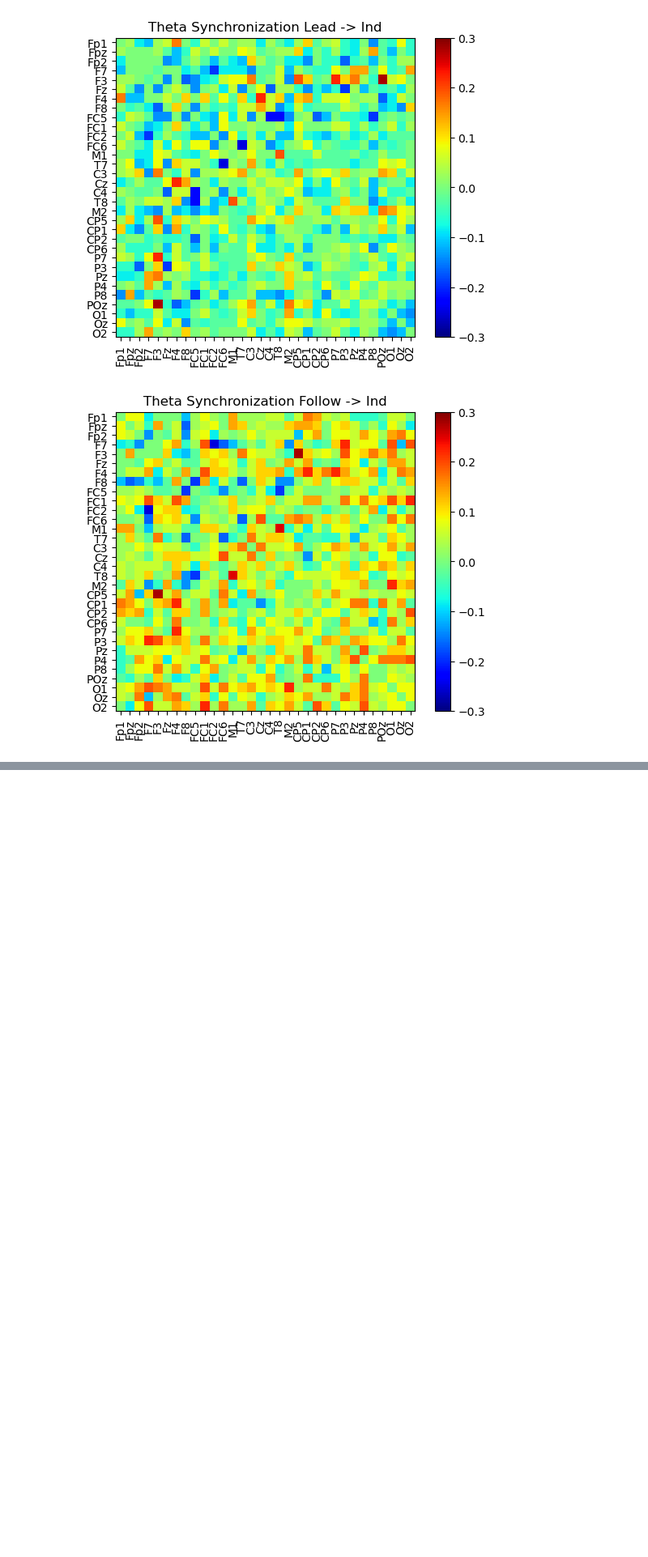
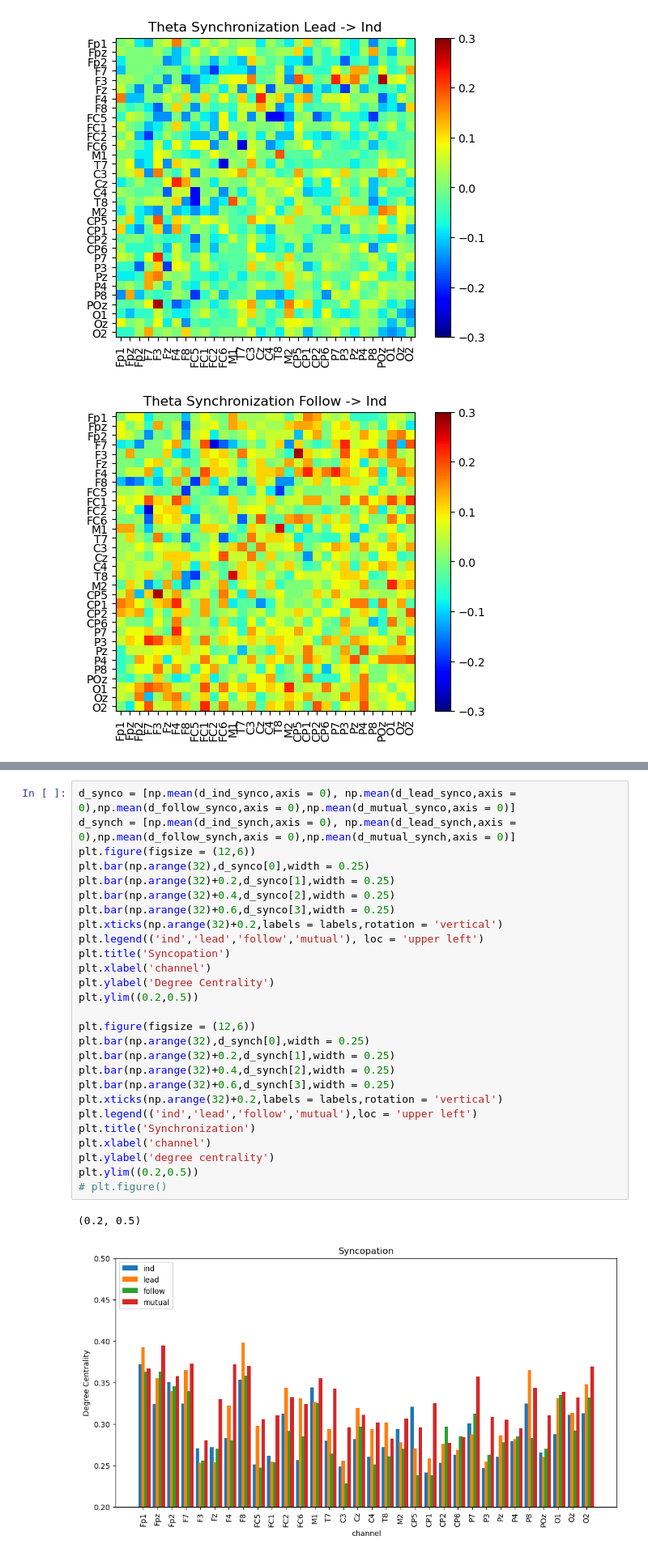
Before and after one commit to zhibinz2/1overf, a Jupyter notebook: Corr_amplitude/plot_networks.ipynb, the cells around one changed output, grey strips where cells are left out. Shown at 81% size. Cells and saved outputs as stored; diff of their text form; blank space fills up the shorter version.

```diff
--- a/Corr_amplitude/plot_networks.ipynb
+++ b/Corr_amplitude/plot_networks.ipynb
@@ -309,0 +394,30 @@ Text(0, 0.5, 'clustering coefficient')
+# %%
+d_synco = [np.mean(d_ind_synco,axis = 0), np.mean(d_lead_synco,axis = 0),np.mean(d_follow_synco,axis = 0),np.mean(d_mutual_synco,axis = 0)]
+d_synch = [np.mean(d_ind_synch,axis = 0), np.mean(d_lead_synch,axis = 0),np.mean(d_follow_synch,axis = 0),np.mean(d_mutual_synch,axis = 0)]
+plt.figure(figsize = (12,6))
+plt.bar(np.arange(32),d_synco[0],width = 0.25)
+plt.bar(np.arange(32)+0.2,d_synco[1],width = 0.25)
+plt.bar(np.arange(32)+0.4,d_synco[2],width = 0.25)
+plt.bar(np.arange(32)+0.6,d_synco[3],width = 0.25)
+plt.xticks(np.arange(32)+0.2,labels = labels,rotation = 'vertical')
+plt.legend(('ind','lead','follow','mutual'), loc = 'upper left')
+plt.title('Syncopation')
+plt.xlabel('channel')
+plt.ylabel('Degree Centrality')
+plt.ylim((0.2,0.5))
+
+plt.figure(figsize = (12,6))
+plt.bar(np.arange(32),d_synch[0],width = 0.25)
+plt.bar(np.arange(32)+0.2,d_synch[1],width = 0.25)
+plt.bar(np.arange(32)+0.4,d_synch[2],width = 0.25)
+plt.bar(np.arange(32)+0.6,d_synch[3],width = 0.25)
+plt.xticks(np.arange(32)+0.2,labels = labels,rotation = 'vertical')
+plt.legend(('ind','lead','follow','mutual'),loc = 'upper left')
+plt.title('Synchronization')
+plt.xlabel('channel')
+plt.ylabel('degree centrality')
+plt.ylim((0.2,0.5))
+# plt.figure()
+# %% [output]
+(0.2, 0.5)
+[figure, added]
```
Also changed, not shown: parts of 8 cells of this notebook.
